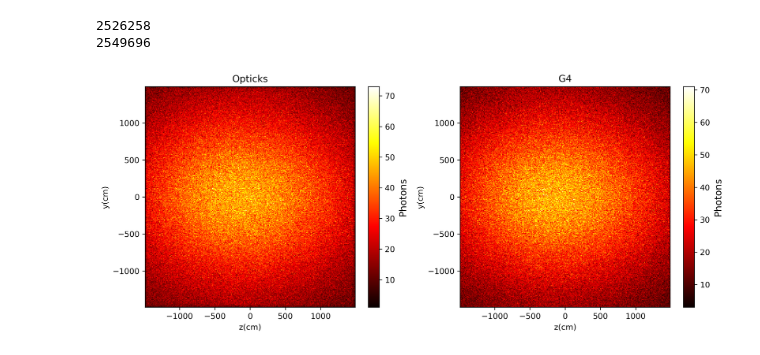
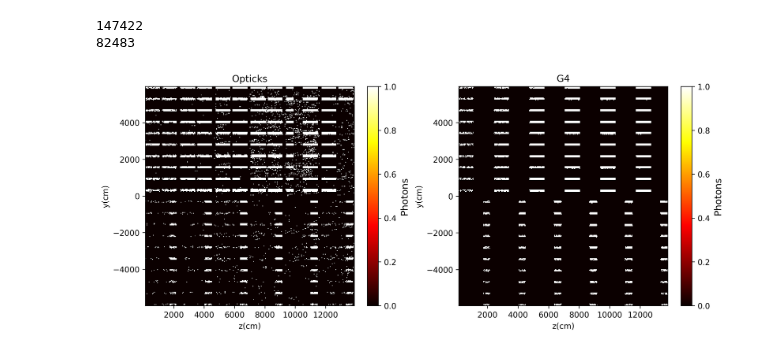
Before and after one commit to nuRiceLab/OpticalSims, a Jupyter notebook: Analysis/G4andOpticksHitsTest.ipynb, the cells around one changed output. Saved outputs shown, nothing was run; the diff lists cells and outputs as text; code cells hidden in the pictures.

```diff
--- a/Analysis/G4andOpticksHitsTest.ipynb
+++ b/Analysis/G4andOpticksHitsTest.ipynb
@@ -45,11 +45,13 @@ else:
     OptResult=Getinfo("", f"Test_OpticksHits_clean_{particle}.csv")
     PhotonInfo=Getinfo("", f"Test_PhotonInfo_clean_{particle}.csv")
 # %%
-print(len(OptResult['z']))
+lim=10000
+Mask=(OptResult["x"] >-lim) & (OptResult["x"] < lim)
+print(len(OptResult['z'][Mask]))
 print(len(G4Result['z']))
 # %% [output]
-2526258
-2549696
+147422
+82483
 # %%
 #G4
 #evtID,SensorID,SensorName,x,y,z,t,wavelength,ProcessID
@@ -57,19 +59,21 @@ print(len(G4Result['z']))
 #Opticks
 #evtID,hit_Id,SensorID,x,y,z,t,wavelength
 # %%
-c=500
+c=1
 b=300
+
+
 fig,p=plt.subplots(1,2,dpi=300,figsize=(13,5))
 p[0].set_title("Opticks")
-h1=p[0].hist2d(OptResult['z'],OptResult['y'],bins=b,cmin=0,cmax=c,cmap="hot",label="Opticks")
+h1=p[0].hist2d(OptResult['z'][Mask],OptResult['y'][Mask],bins=b,cmin=0,cmax=c,cmap="hot",label="Opticks")
 cbar1=fig.colorbar(h1[3])
 cbar1.set_label("Photons", fontsize=12)
 p[1].set_title("G4")
 h2=p[1].hist2d(G4Result['z'],G4Result['y'],bins=b,cmin=0,cmax=c,cmap="hot",label="Geant4")
 cbar2=fig.colorbar(h2[3])
 cbar2.set_label("Photons", fontsize=12)
 for i in range(0,2):
     p[i].set_xlabel("z(cm)")
     p[i].set_ylabel("y(cm)")
 # %% [output]
-[figure, old version]
+[figure, new version]
```
Also changed, not shown: parts of 7 cells of this notebook, 7 other files.
